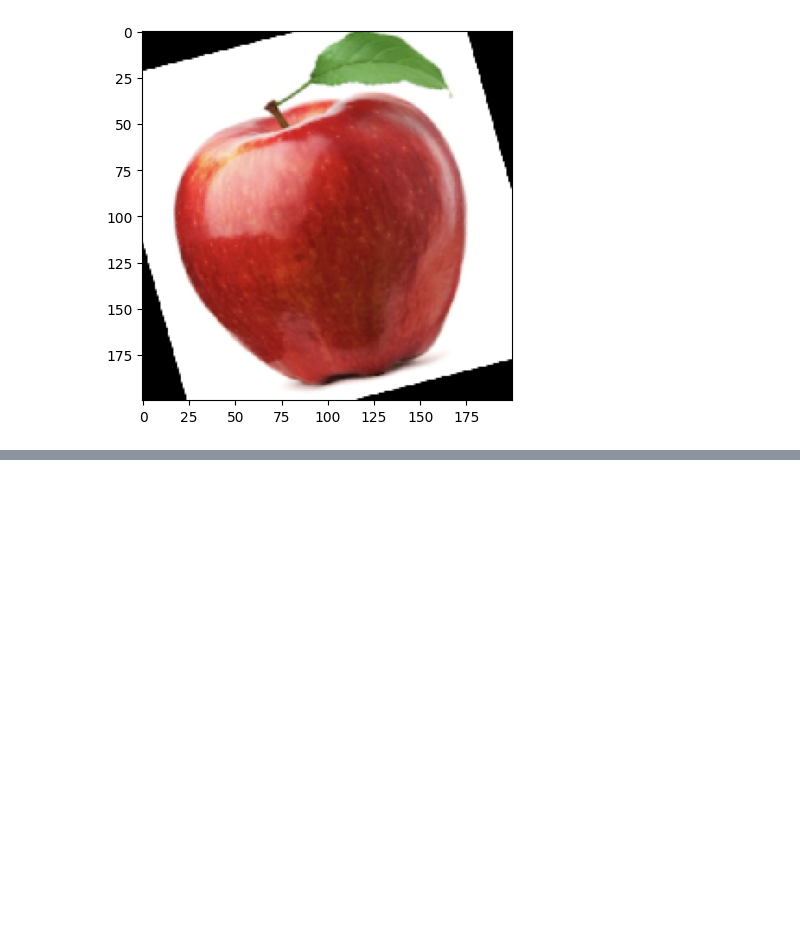
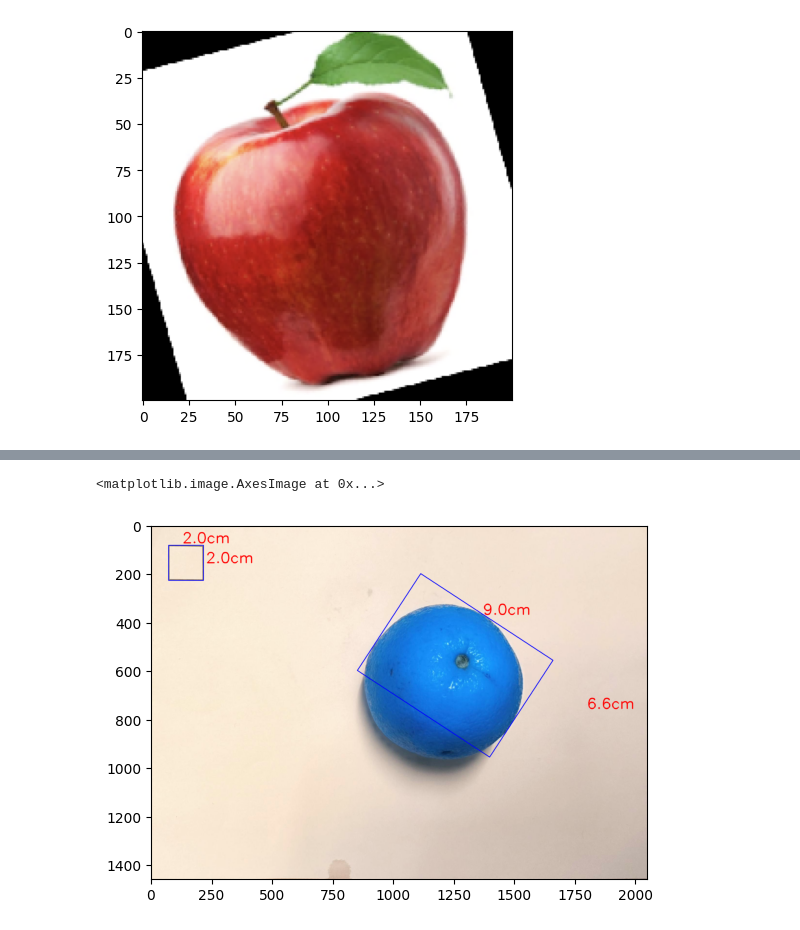
Before and after one commit to Nhat260501/final_project, a Jupyter notebook: final_project.ipynb, the cells around one changed output, grey strips where cells are left out. Drawn from its saved outputs; the diff is of its cells as text; code cells hidden in the pictures; blank space fills up the shorter version.

```diff
--- a/final_project.ipynb
+++ b/final_project.ipynb
@@ -262,0 +282,6 @@ detector = HomogeneousBgDetector()
+# %%
+# Kết quả
+plt.imshow(image)
+# %% [output]
+<matplotlib.image.AxesImage at 0x...>
+[figure, added]
```
Also changed, not shown: parts of 18 cells of this notebook.
